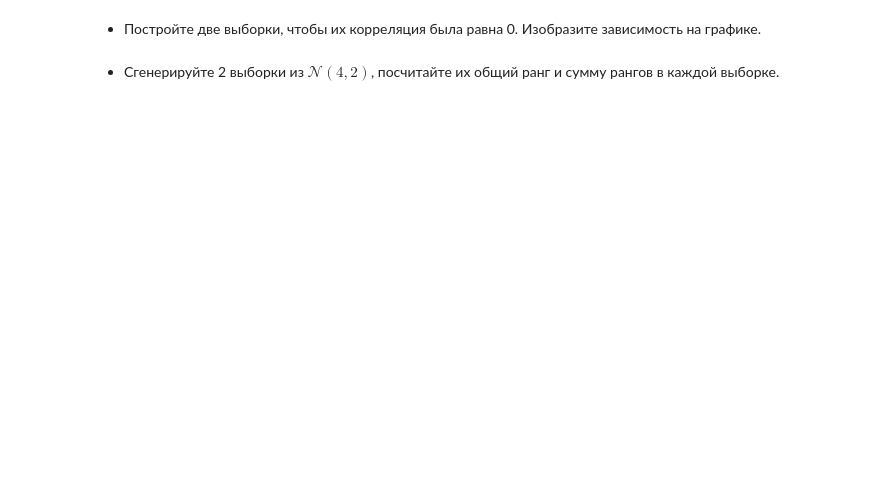
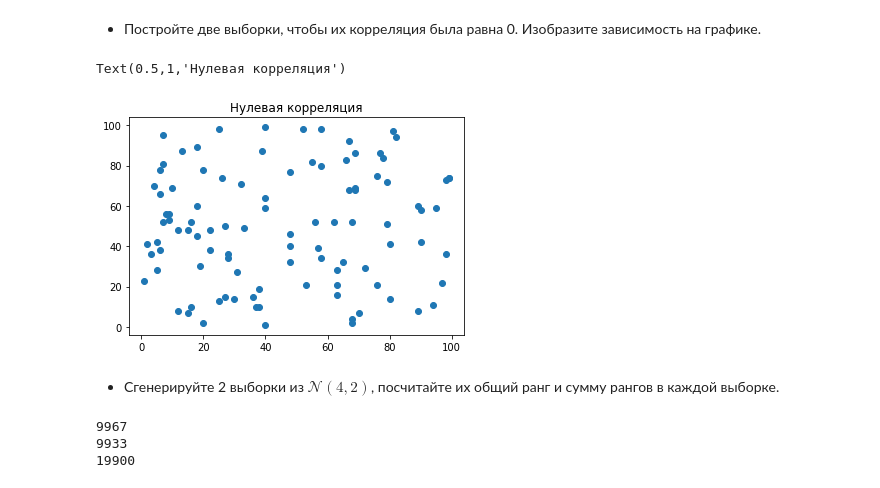
Before and after one commit to Ilmetov/Netology_ilmetov, a Jupyter notebook: Ter_Ver_And_Stat/Probability_4/hw2_ilmetov.ipynb, the cells around one changed output. Saved outputs shown, nothing was run; the diff lists cells and outputs as text; code cells hidden in the pictures; blank space fills up the shorter version.

```diff
--- a/Ter_Ver_And_Stat/Probability_4/hw2_ilmetov.ipynb
+++ b/Ter_Ver_And_Stat/Probability_4/hw2_ilmetov.ipynb
@@ -336,2 +375,17 @@ print(conf_int_b[1] - conf_int_b[0])
+# %%
+#your code here
+a = []
+b = []
+for i in range(100):
+    a.append(np.random.randint(0,100,1))
+
+for j in range(100):
+    b.append(np.random.randint(0,100,1))
+
+plt.scatter(a, b)
+plt.title('Нулевая корреляция')
+# %% [output]
+Text(0.5,1,'Нулевая корреляция')
+[figure, added]
 # %% [markdown]
 - Сгенерируйте 2 выборки из $\mathcal{N}(4,2)$, посчитайте их общий ранг и сумму рангов в каждой выборке.
@@ -344,0 +392,26 @@ sample = np.concatenate((sample_1, sample_2))
+# %%
+#надеюсь я в результате правильно понял это задание
+norm_rv = stats.norm(4,2)
+sample_1 = norm_rv.rvs(100)
+sample_2 = norm_rv.rvs(100)
+sample = np.concatenate((sample_1, sample_2))
+
+#your code here
+a = list(zip(np.argsort(sample_1),sample_1))
+b = list(zip(np.argsort(sample_2),sample_2))
+ab = list(zip(np.argsort(sample),sample))
+sum_a = sum_b = sum_ab =0
+for elem in ab:
+    if elem[1] in list(sample_1):
+        sum_a += elem[0]
+    else:
+        sum_b += elem[0]
+
+print(sum_a)
+print(sum_b)
+
+print(sum(np.argsort(sample)))
+# %% [output]
+9967
+9933
+19900
```
Also changed, not shown: parts of 6 cells of this notebook.
